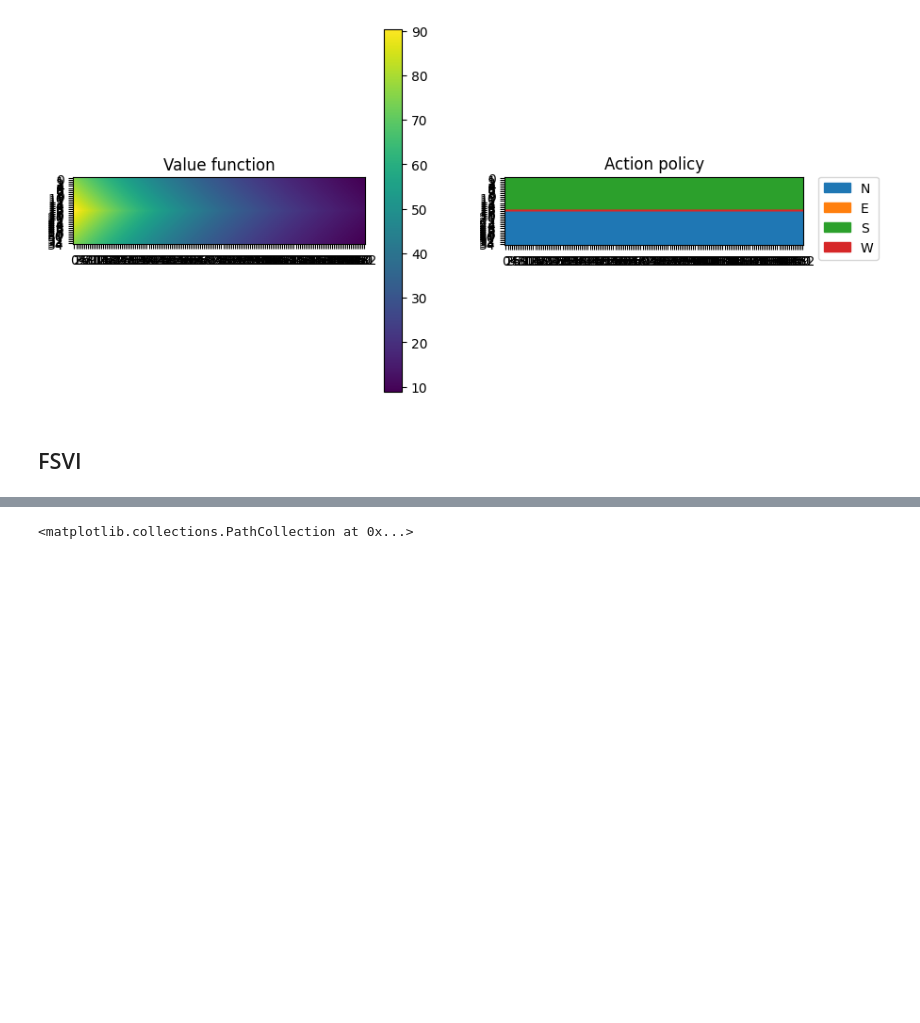
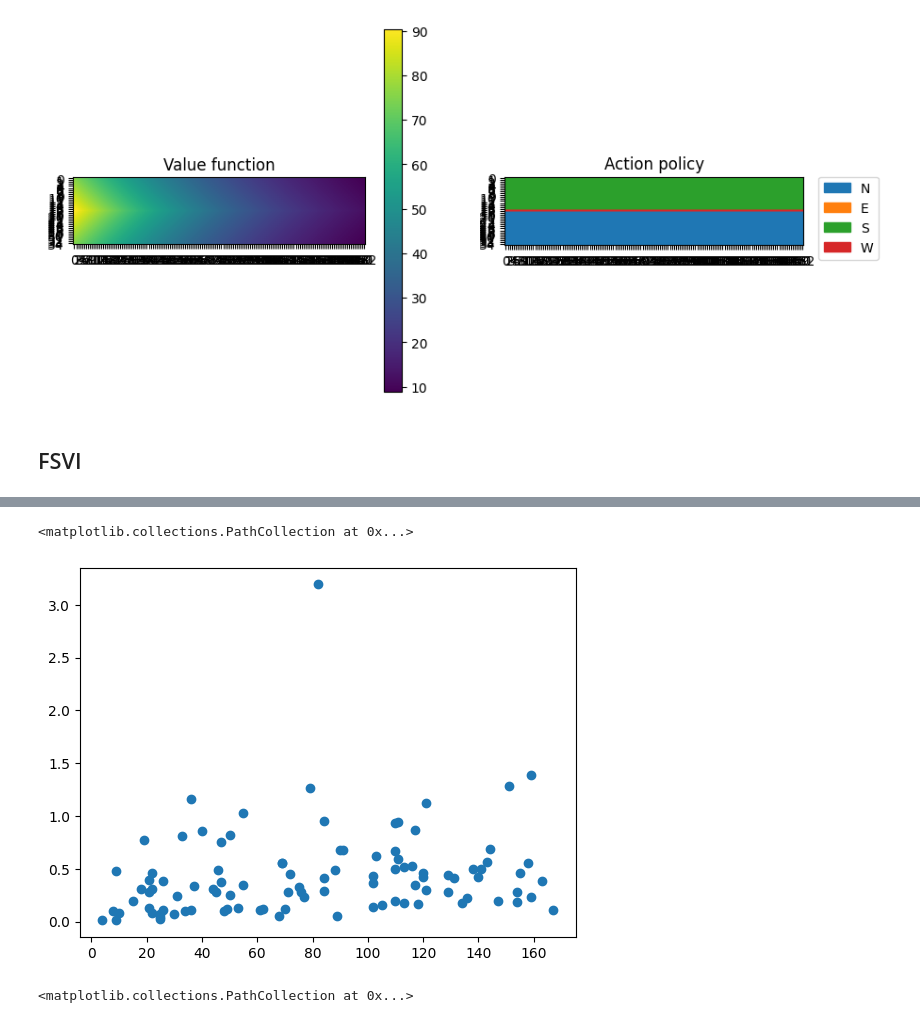
Before and after one commit to PimLb/POMDP_PBVI_Exploration, a Jupyter notebook: Experiments/Olfactory Navigation/Olfactory_Model.ipynb, the cells around one changed output, grey strips where cells are left out. Saved outputs shown, nothing was run; the diff lists cells and outputs as text; code cells hidden in the pictures; blank space fills up the shorter version.

```diff
--- a/Experiments/Olfactory Navigation/Olfactory_Model.ipynb
+++ b/Experiments/Olfactory Navigation/Olfactory_Model.ipynb
@@ -135,3 +146,8 @@ fsvi_solution, hist = fsvi_solver.solve(model,100,300,solution,use_gpu=True)
+# %%
+plt.scatter(hist.beliefs_counts[1:], hist.backup_times)
+# %% [output]
+<matplotlib.collections.PathCollection at 0x...>
+[figure, added]
 # %%
 plt.scatter(np.arange(len(hist.backup_times[1:])), hist.backup_times[1:])
 # %% [output]
```
Also changed, not shown: parts of 74 cells of this notebook, 2 other files.
